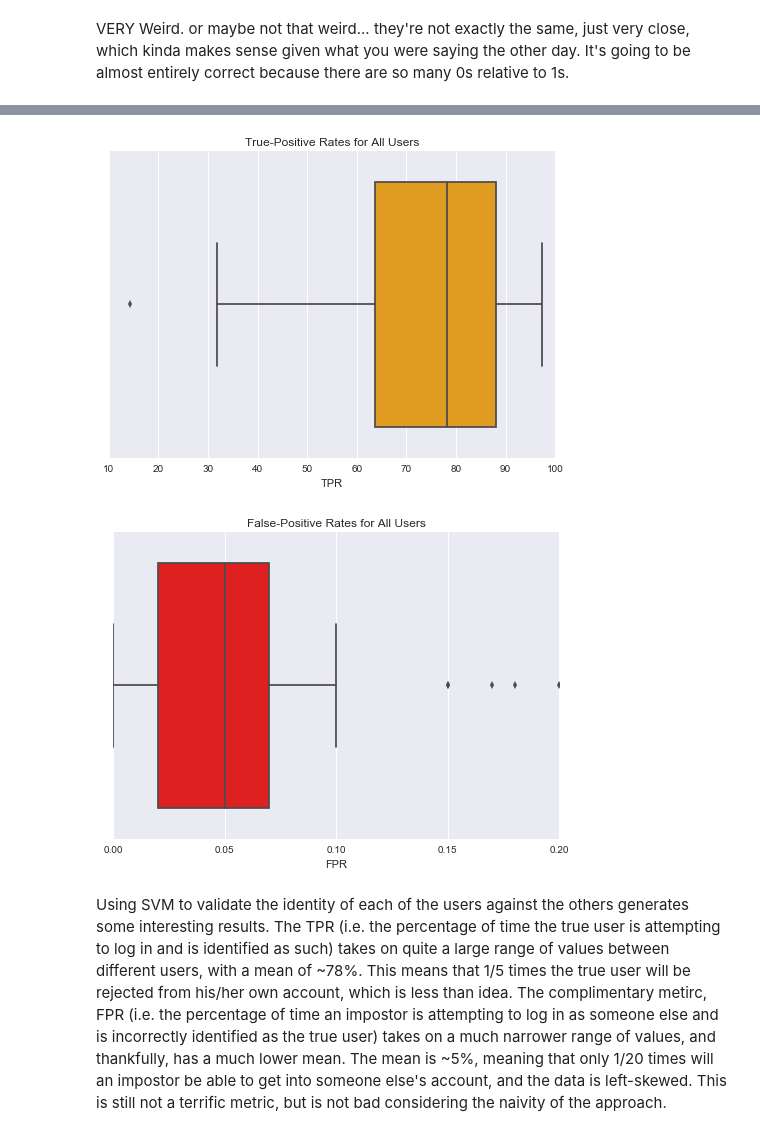
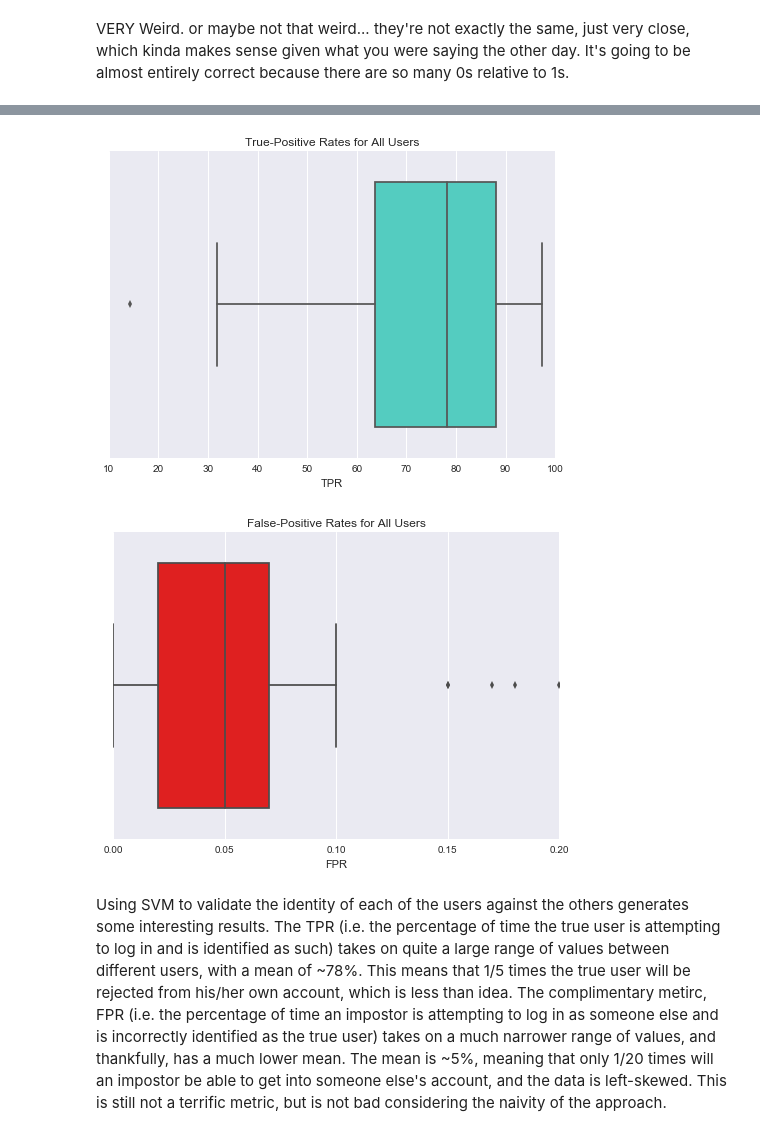
Before and after one commit to sbalanovich/APM115Proj1, a Jupyter notebook: src/Serguei Workspace.ipynb, the cells around one changed output, grey strips where cells are left out. Cells and saved outputs as stored; diff of their text form; code cells hidden in the pictures.

```diff
--- a/src/Serguei Workspace.ipynb
+++ b/src/Serguei Workspace.ipynb
@@ -195,7 +195,11 @@ false_negatives = []
 true_negatives = []
 false_positives = []
 
+count = 0
+
 for i in [x for x in range(2,58) if x in Y]:
+
+    count += 1
 
     user = [1 if x == i else 0 for x in Y]
 
@@ -212,4 +216,6 @@ for i in [x for x in range(2,58) if x in Y]:
     false_positives.append(scores[2])
 
     # print('SUBJECT' + str(i) + ': \n True-Positive = ' + str(scores[0]) + '% \n False-Negative = ' + str(scores[3]) + '% \n True-Negative = ' + str(scores[1]) + '% \n False-Positive = ' + str(scores[2]) + '%')
+
+print(count)
 # %% [output]
@@ -233,17 +223,17 @@ SUBJECT4:
 # %%
 plt.figure()
-sns.boxplot(true_positives,color = 'orange')
+sns.boxplot(true_positives,color = 'turquoise')
 plt.title('True-Positive Rates for All Users')
 plt.xlabel('TPR')
 plt.show()
 
 plt.figure()
 sns.boxplot(false_positives,color = 'r')
 plt.title('False-Positive Rates for All Users')
 plt.xlabel('FPR')
 plt.show()
 # %% [output]
-[figure, old version]
+[figure, new version]
 [figure]
 # %% [markdown]
 Using SVM to validate the identity of each of the users against the others generates some interesting results. The TPR (i.e. the percentage of time the true user is attempting to log in and is identified as such) takes on quite a large range of values between different users, with a mean of ~78%. This means that 1/5 times the true user will be rejected from his/her own account, which is less than idea. The complimentary metirc, FPR (i.e. the percentage of time an impostor is attempting to log in as someone else and is incorrectly identified as the true user) takes on a much narrower range of values, and thankfully, has a much lower mean. The mean is ~5%, meaning that only 1/20 times will an impostor be able to get into someone else's account, and the data is left-skewed. This is still not a terrific metric, but is not bad considering the naivity of the approach.
```
Also changed, not shown: parts of 6 cells of this notebook.
